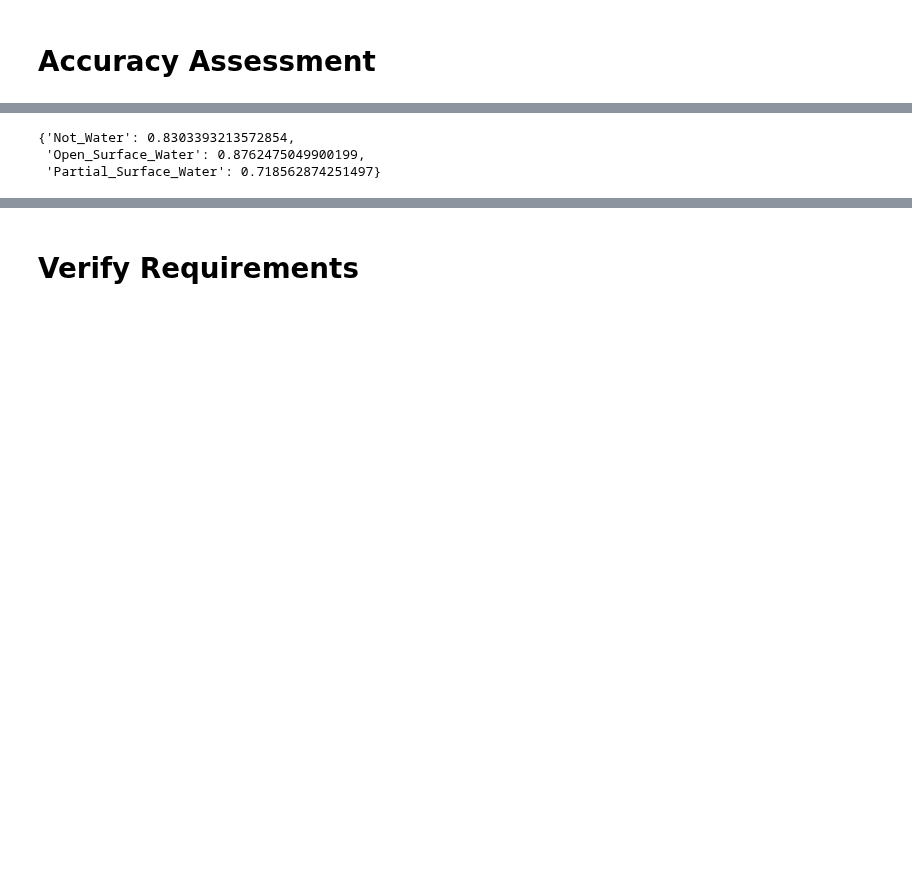
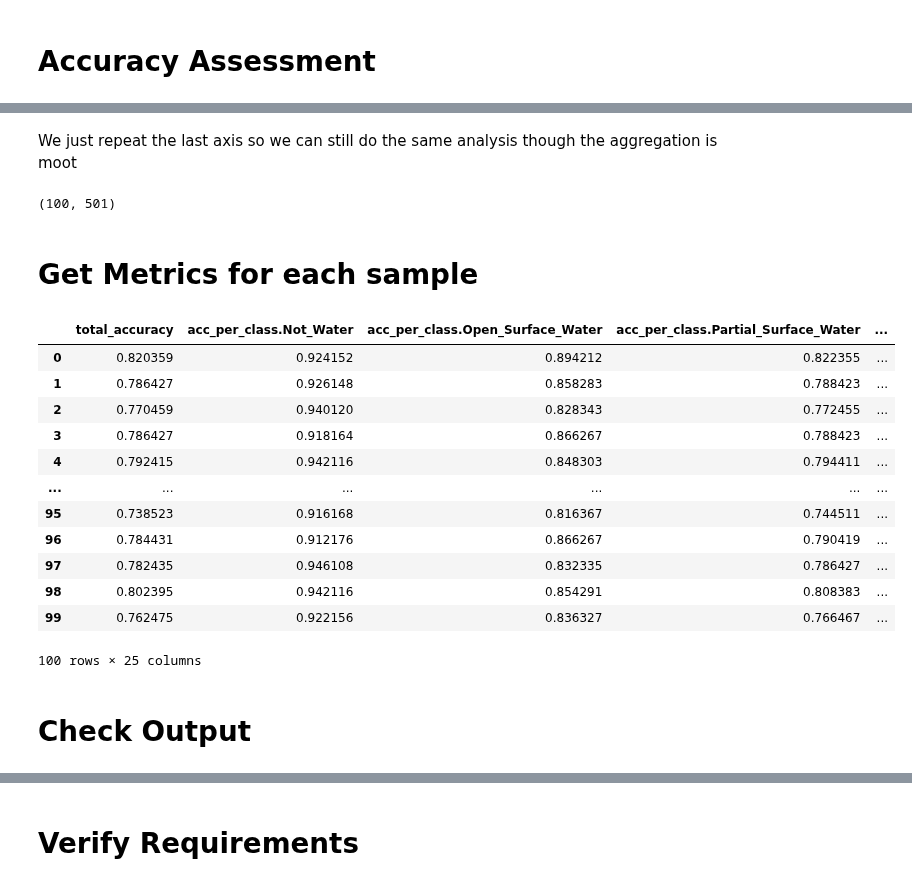
Before and after one commit to OPERA-Cal-Val/DSWx-HLS-Requirement-Verification, a Jupyter notebook: 0-Verify_Requirements.ipynb, the cells around one changed output, grey strips where cells are left out. Saved outputs shown, nothing was run; the diff lists cells and outputs as text; code cells hidden in the pictures; blank space fills up the shorter version.

```diff
--- a/0-Verify_Requirements.ipynb
+++ b/0-Verify_Requirements.ipynb
@@ -587,17 +574,11 @@ Partial_Surface_Water       0.44      0.61      0.51       120
-# %%
-acc_per_class = {}
-
-for c in [0, 1, 2]:
-    y_val_temp = y_val.copy()
-    y_dswx_temp = y_dswx.copy()
-
-    y_val_temp[y_val_temp != c] = 255
-    y_dswx_temp[y_dswx_temp != c] = 255
-
-    acc_per_class[class_dict[c]] = (y_val_temp == y_dswx_temp).sum() / y_dswx.size
-
-acc_per_class
-# %% [output]
-{'Not_Water': 0.8303393213572854,
- 'Open_Surface_Water': 0.8762475049900199,
- 'Partial_Surface_Water': 0.718562874251497}
+# %% [markdown]
+We just repeat the last axis so we can still do the same analysis though the aggregation is moot
+# %%
+if USE_ENTIRE_IMAGE:
+    y_val = np.repeat(np.array(validation_hls_pixels)[None, :], NUMBER_OF_RANDOM_SAMPLES, axis=0)
+    y_dswx = np.repeat(np.array(dswx_hls_pixels)[None,:], NUMBER_OF_RANDOM_SAMPLES, axis=0)
+y_dswx.shape
+# %% [output]
+(100, 501)
+# %% [markdown]
+# Get Metrics for each sample
@@ -603,0 +635,25 @@ acc_per_class
+# %%
+from itertools import starmap
+
+data_temp = [(y_dswx[k], y_val[k], k) for k in range(NUMBER_OF_RANDOM_SAMPLES)]
+metric_data = list(starmap(get_metrics_for_one_sample, tqdm(data_temp)))
+# %%
+from pandas import json_normalize
+df_all_samples = pd.DataFrame(json_normalize(metric_data))
+df_all_samples
+# %% [output]
+|  | total_accuracy | acc_per_class.Not_Water | acc_per_class.Open_Surface_Water | acc_per_class.Partial_Surface_Water | ... |
+| 0 | 0.820359 | 0.924152 | 0.894212 | 0.822355 | ... |
+| 1 | 0.786427 | 0.926148 | 0.858283 | 0.788423 | ... |
+| 2 | 0.770459 | 0.940120 | 0.828343 | 0.772455 | ... |
+| 3 | 0.786427 | 0.918164 | 0.866267 | 0.788423 | ... |
+| 4 | 0.792415 | 0.942116 | 0.848303 | 0.794411 | ... |
+| ... | ... | ... | ... | ... | ... |
+| 95 | 0.738523 | 0.916168 | 0.816367 | 0.744511 | ... |
+| 96 | 0.784431 | 0.912176 | 0.866267 | 0.790419 | ... |
+| 97 | 0.782435 | 0.946108 | 0.832335 | 0.786427 | ... |
+| 98 | 0.802395 | 0.942116 | 0.854291 | 0.808383 | ... |
+| 99 | 0.762475 | 0.922156 | 0.836327 | 0.766467 | ... |
+100 rows × 25 columns
+# %% [markdown]
+# Check Output
```
Also changed, not shown: parts of 60 cells of this notebook, 2 other files.
